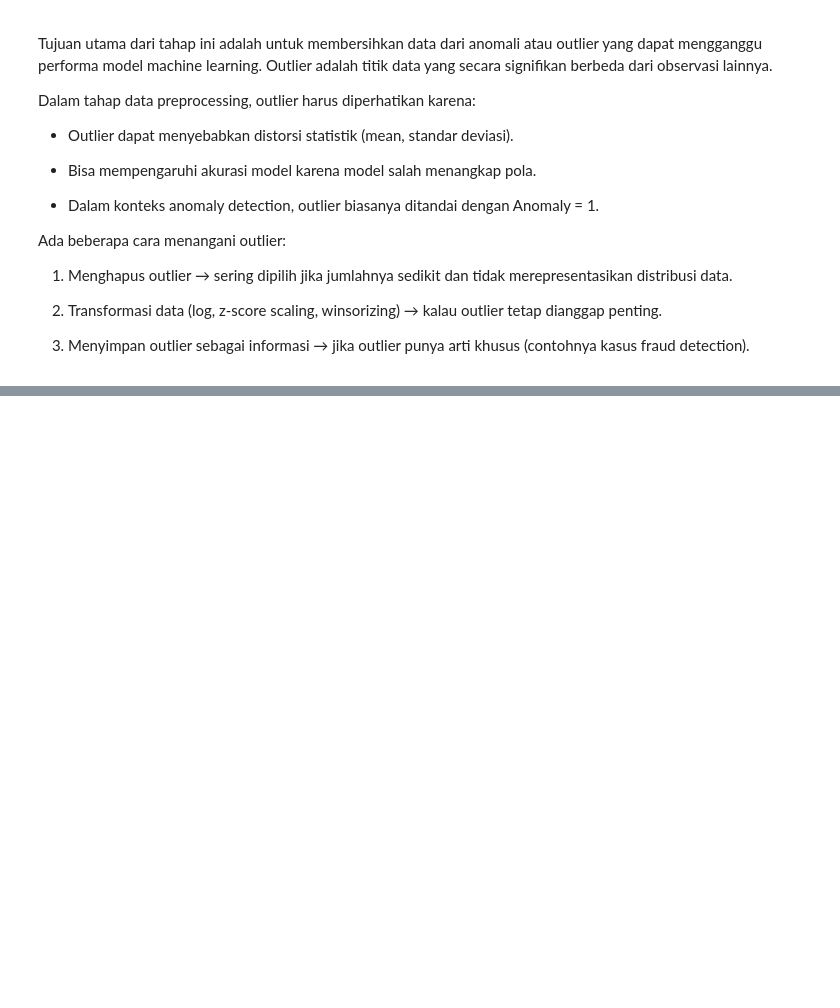
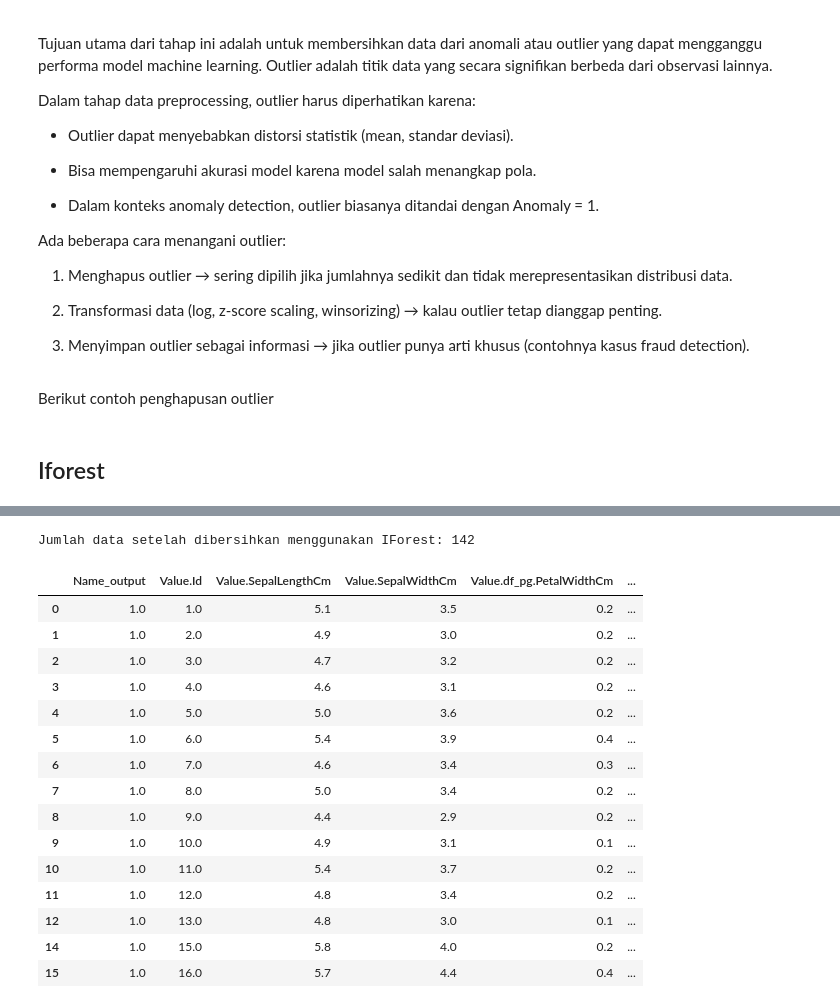
Before and after one commit to myyerr/PSD, a Jupyter notebook: _sources/tugas1.ipynb, the cells around one changed output, grey strips where cells are left out. Saved outputs shown, nothing was run; the diff lists cells and outputs as text; code cells hidden in the pictures; blank space fills up the shorter version.

```diff
--- a/_sources/tugas1.ipynb
+++ b/_sources/tugas1.ipynb
@@ -328,3 +328,20 @@ Ada beberapa cara menangani outlier:
 2.   Transformasi data (log, z-score scaling, winsorizing) → kalau outlier tetap dianggap penting.
 
 3.   Menyimpan outlier sebagai informasi → jika outlier punya arti khusus (contohnya kasus fraud detection).
+# %% [markdown]
+Berikut contoh penghapusan outlier
+# %% [markdown]
+## Iforest
+# %%
+iforest = create_model('iforest', fraction=0.05)
+iforest_pred = predict_model(iforest, data=df)
+
+# Buang outlier (Anomaly == 0)
+df_iforest_clean = iforest_pred[iforest_pred['Anomaly'] == 0].drop(columns=['Anomaly','Anomaly_Score'])
+
+print("Jumlah data setelah dibersihkan menggunakan IForest:", len(df_iforest_clean))
+
+# Simpan
+# df_iforest_clean.to_csv("iris_iforest_clean.csv", index=False)
+df_iforest_clean.head(15)
+# %% [output]
@@ -330,0 +351,17 @@ Ada beberapa cara menangani outlier:
+Jumlah data setelah dibersihkan menggunakan IForest: 142
+|  | Name_output | Value.Id | Value.SepalLengthCm | Value.SepalWidthCm | Value.df_pg.PetalWidthCm | ... |
+| 0 | 1.0 | 1.0 | 5.1 | 3.5 | 0.2 | ... |
+| 1 | 1.0 | 2.0 | 4.9 | 3.0 | 0.2 | ... |
+| 2 | 1.0 | 3.0 | 4.7 | 3.2 | 0.2 | ... |
+| 3 | 1.0 | 4.0 | 4.6 | 3.1 | 0.2 | ... |
+| 4 | 1.0 | 5.0 | 5.0 | 3.6 | 0.2 | ... |
+| 5 | 1.0 | 6.0 | 5.4 | 3.9 | 0.4 | ... |
+| 6 | 1.0 | 7.0 | 4.6 | 3.4 | 0.3 | ... |
+| 7 | 1.0 | 8.0 | 5.0 | 3.4 | 0.2 | ... |
+| 8 | 1.0 | 9.0 | 4.4 | 2.9 | 0.2 | ... |
+| 9 | 1.0 | 10.0 | 4.9 | 3.1 | 0.1 | ... |
+| 10 | 1.0 | 11.0 | 5.4 | 3.7 | 0.2 | ... |
+| 11 | 1.0 | 12.0 | 4.8 | 3.4 | 0.2 | ... |
+| 12 | 1.0 | 13.0 | 4.8 | 3.0 | 0.1 | ... |
+| 14 | 1.0 | 15.0 | 5.8 | 4.0 | 0.2 | ... |
+| 15 | 1.0 | 16.0 | 5.7 | 4.4 | 0.4 | ... |
```
Also changed, not shown: parts of 9 cells of this notebook, 6 other files.
